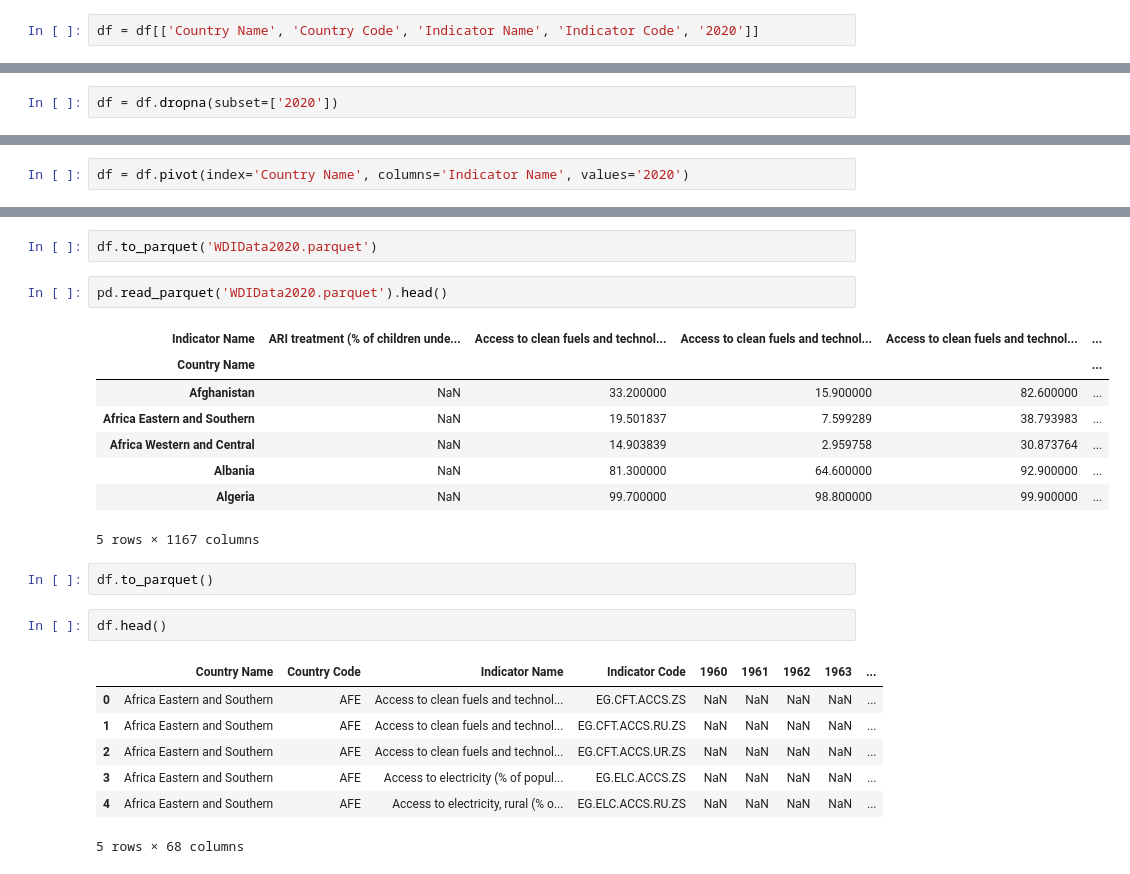
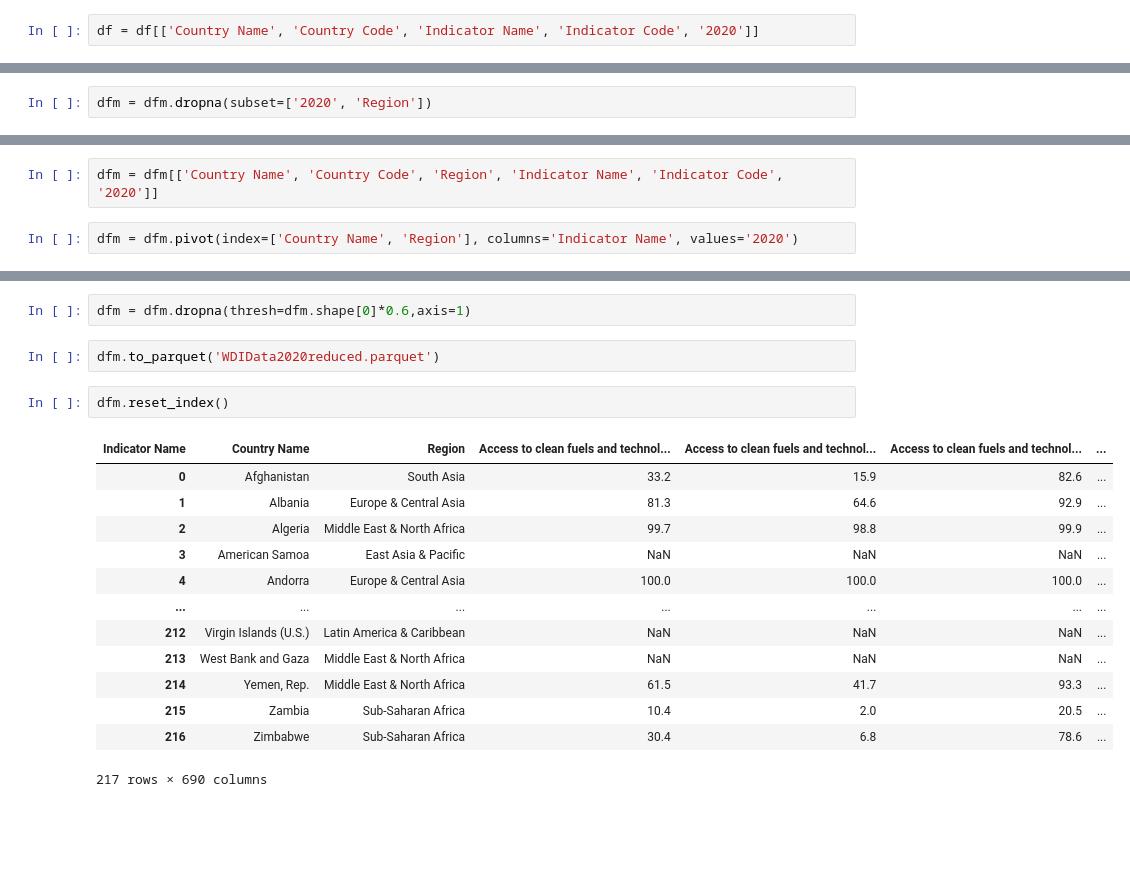
Before and after one commit to DarrenConyngham/do-they-correlate, a Jupyter notebook: data_preprocessing.ipynb, the cells around one changed output, grey strips where cells are left out. Drawn from its saved outputs; the diff is of its cells as text; blank space fills up the shorter version.

```diff
--- a/data_preprocessing.ipynb
+++ b/data_preprocessing.ipynb
@@ -20,2 +38,2 @@ df = df[['Country Name', 'Country Code', 'Indicator Name', 'Indicator Code', '20
 # %%
-df = df.dropna(subset=['2020'])
+dfm = dfm.dropna(subset=['2020', 'Region'])
@@ -31,2 +40,4 @@ df.head()
+# %%
+dfm = dfm[['Country Name', 'Country Code', 'Region', 'Indicator Name', 'Indicator Code', '2020']]
 # %%
-df = df.pivot(index='Country Name', columns='Indicator Name', values='2020')
+dfm = dfm.pivot(index=['Country Name', 'Region'], columns='Indicator Name', values='2020')
@@ -60,25 +44,20 @@ array(['Access to clean fuels and technologies for cooking (% of population)',
+# %%
+dfm = dfm.dropna(thresh=dfm.shape[0]*0.6,axis=1)
 # %%
-df.to_parquet('WDIData2020.parquet')
+dfm.to_parquet('WDIData2020reduced.parquet')
-# %%
-pd.read_parquet('WDIData2020.parquet').head()
-# %% [output]
-| Indicator Name | ARI treatment (% of children unde... | Access to clean fuels and technol... | Access to clean fuels and technol... | Access to clean fuels and technol... | ... |
-| Country Name |  |  |  |  | ... |
-| Afghanistan | NaN | 33.200000 | 15.900000 | 82.600000 | ... |
-| Africa Eastern and Southern | NaN | 19.501837 | 7.599289 | 38.793983 | ... |
-| Africa Western and Central | NaN | 14.903839 | 2.959758 | 30.873764 | ... |
-| Albania | NaN | 81.300000 | 64.600000 | 92.900000 | ... |
-| Algeria | NaN | 99.700000 | 98.800000 | 99.900000 | ... |
-5 rows × 1167 columns
-# %%
-df.to_parquet()
-# %%
-df.head()
-# %% [output]
-|  | Country Name | Country Code | Indicator Name | Indicator Code | 1960 | 1961 | 1962 | 1963 | ... |
-| 0 | Africa Eastern and Southern | AFE | Access to clean fuels and technol... | EG.CFT.ACCS.ZS | NaN | NaN | NaN | NaN | ... |
-| 1 | Africa Eastern and Southern | AFE | Access to clean fuels and technol... | EG.CFT.ACCS.RU.ZS | NaN | NaN | NaN | NaN | ... |
-| 2 | Africa Eastern and Southern | AFE | Access to clean fuels and technol... | EG.CFT.ACCS.UR.ZS | NaN | NaN | NaN | NaN | ... |
-| 3 | Africa Eastern and Southern | AFE | Access to electricity (% of popul... | EG.ELC.ACCS.ZS | NaN | NaN | NaN | NaN | ... |
-| 4 | Africa Eastern and Southern | AFE | Access to electricity, rural (% o... | EG.ELC.ACCS.RU.ZS | NaN | NaN | NaN | NaN | ... |
-5 rows × 68 columns
+# %%
+dfm.reset_index()
+# %% [output]
+| Indicator Name | Country Name | Region | Access to clean fuels and technol... | Access to clean fuels and technol... | Access to clean fuels and technol... | ... |
+| 0 | Afghanistan | South Asia | 33.2 | 15.9 | 82.6 | ... |
+| 1 | Albania | Europe & Central Asia | 81.3 | 64.6 | 92.9 | ... |
+| 2 | Algeria | Middle East & North Africa | 99.7 | 98.8 | 99.9 | ... |
+| 3 | American Samoa | East Asia & Pacific | NaN | NaN | NaN | ... |
+| 4 | Andorra | Europe & Central Asia | 100.0 | 100.0 | 100.0 | ... |
+| ... | ... | ... | ... | ... | ... | ... |
+| 212 | Virgin Islands (U.S.) | Latin America & Caribbean | NaN | NaN | NaN | ... |
+| 213 | West Bank and Gaza | Middle East & North Africa | NaN | NaN | NaN | ... |
+| 214 | Yemen, Rep. | Middle East & North Africa | 61.5 | 41.7 | 93.3 | ... |
+| 215 | Zambia | Sub-Saharan Africa | 10.4 | 2.0 | 20.5 | ... |
+| 216 | Zimbabwe | Sub-Saharan Africa | 30.4 | 6.8 | 78.6 | ... |
+217 rows × 690 columns
```
Also changed, not shown: parts of 8 cells of this notebook, 2 other files.
